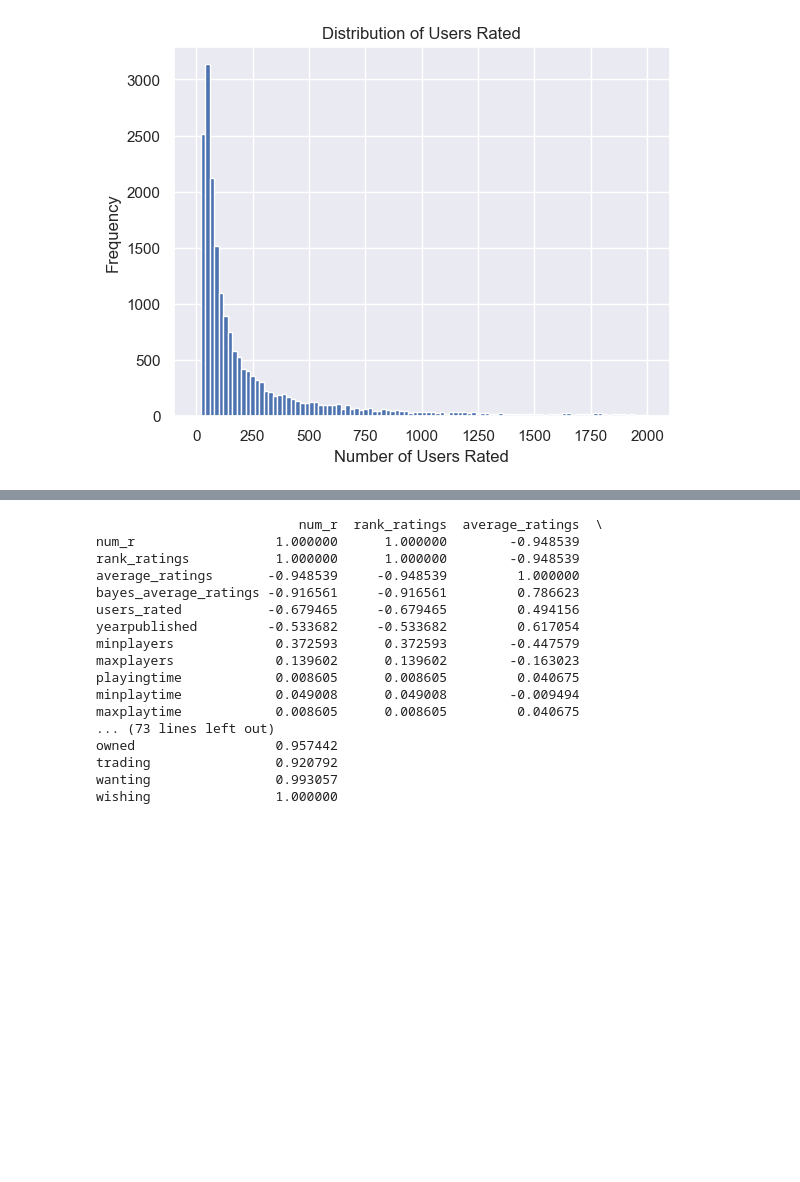
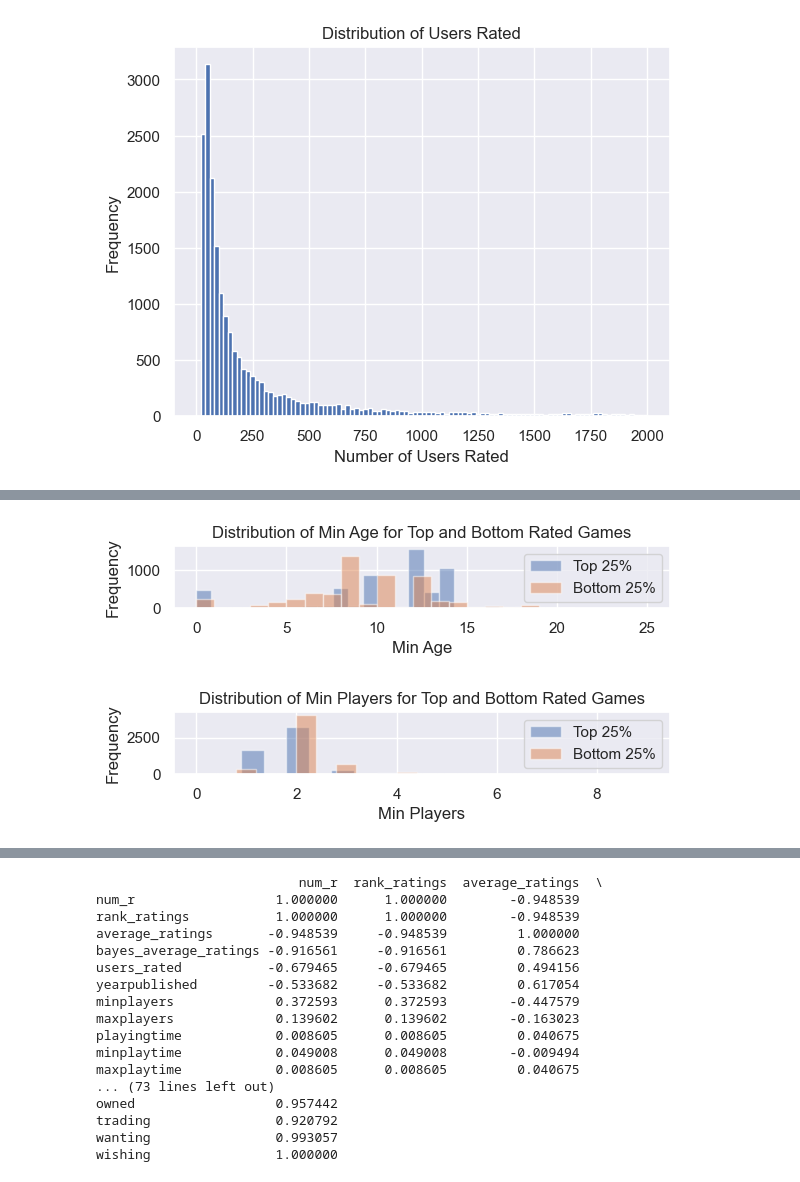
Before and after one commit to ursumarius/linear-regression-board-games, a Jupyter notebook: eda-regression.ipynb, the cells around one changed output, grey strips where cells are left out. Saved outputs shown, nothing was run; the diff lists cells and outputs as text; code cells hidden in the pictures; blank space fills up the shorter version.

```diff
--- a/eda-regression.ipynb
+++ b/eda-regression.ipynb
@@ -198,3 +328,38 @@ plt.show()
+# %%
+# Calculate the quantile values
+top_quantile = gdn['average_ratings'].quantile(0.75)
+bottom_quantile = gdn['average_ratings'].quantile(0.25)
+
+# Filter for the top 25% most highly rated games
+top_group = gdn[gdn['average_ratings'] >= top_quantile]
+
+# Filter for the lowest 25% rated games
+bottom_group = gdn[gdn['average_ratings'] <= bottom_quantile]
+
+# Plot the distribution of minage for the top group
+plt.hist(top_group['minage'], bins=25, alpha=0.5, label='Top 25%')
+# Plot the distribution of minage for the bottom group
+plt.hist(bottom_group['minage'], bins=25, alpha=0.5, label='Bottom 25%')
+
+plt.xlabel('Min Age')
+plt.ylabel('Frequency')
+plt.title('Distribution of Min Age for Top and Bottom Rated Games')
+plt.legend()
+plt.show()
+
+# Plot the distribution of minplayers for the top group
+plt.hist(top_group['minplayers'], bins=20, alpha=0.5, label='Top 25%')
+# Plot the distribution of minplayers for the bottom group
+plt.hist(bottom_group['minplayers'], bins=20, alpha=0.5, label='Bottom 25%')
+
+plt.xlabel('Min Players')
+plt.ylabel('Frequency')
+plt.title('Distribution of Min Players for Top and Bottom Rated Games')
+plt.legend()
+plt.show()
+# %% [output]
+[figure, added]
+[figure, added]
 # %%
 # how games publishing year relates to average_ratings
 sns.regplot(data=gdn, x='yearpublished', y='average_ratings', scatter_kws={'alpha':0.1}, line_kws={'color':'red', 'alpha':0.5})
```
Also changed, not shown: parts of 5 cells of this notebook, 3 other files.
